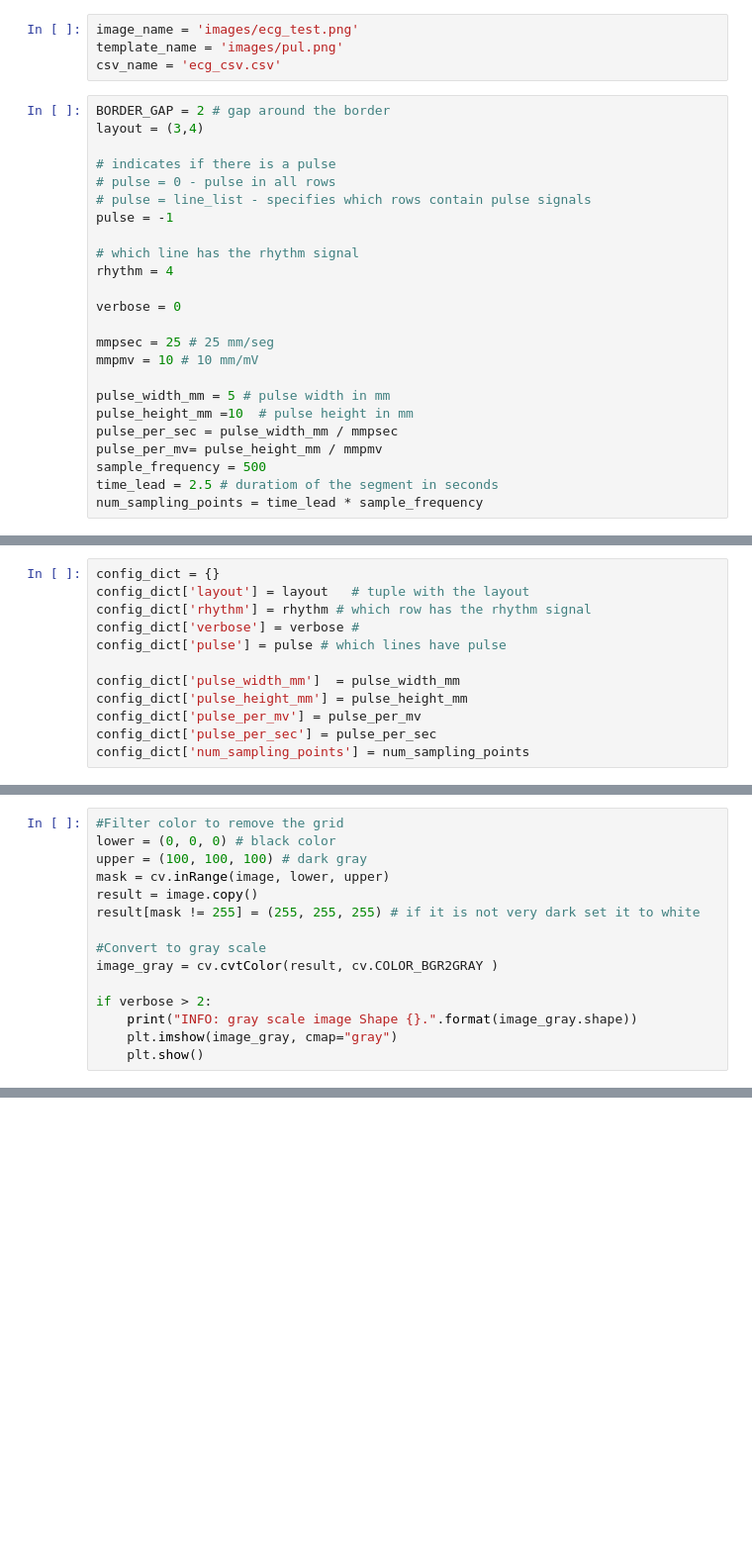
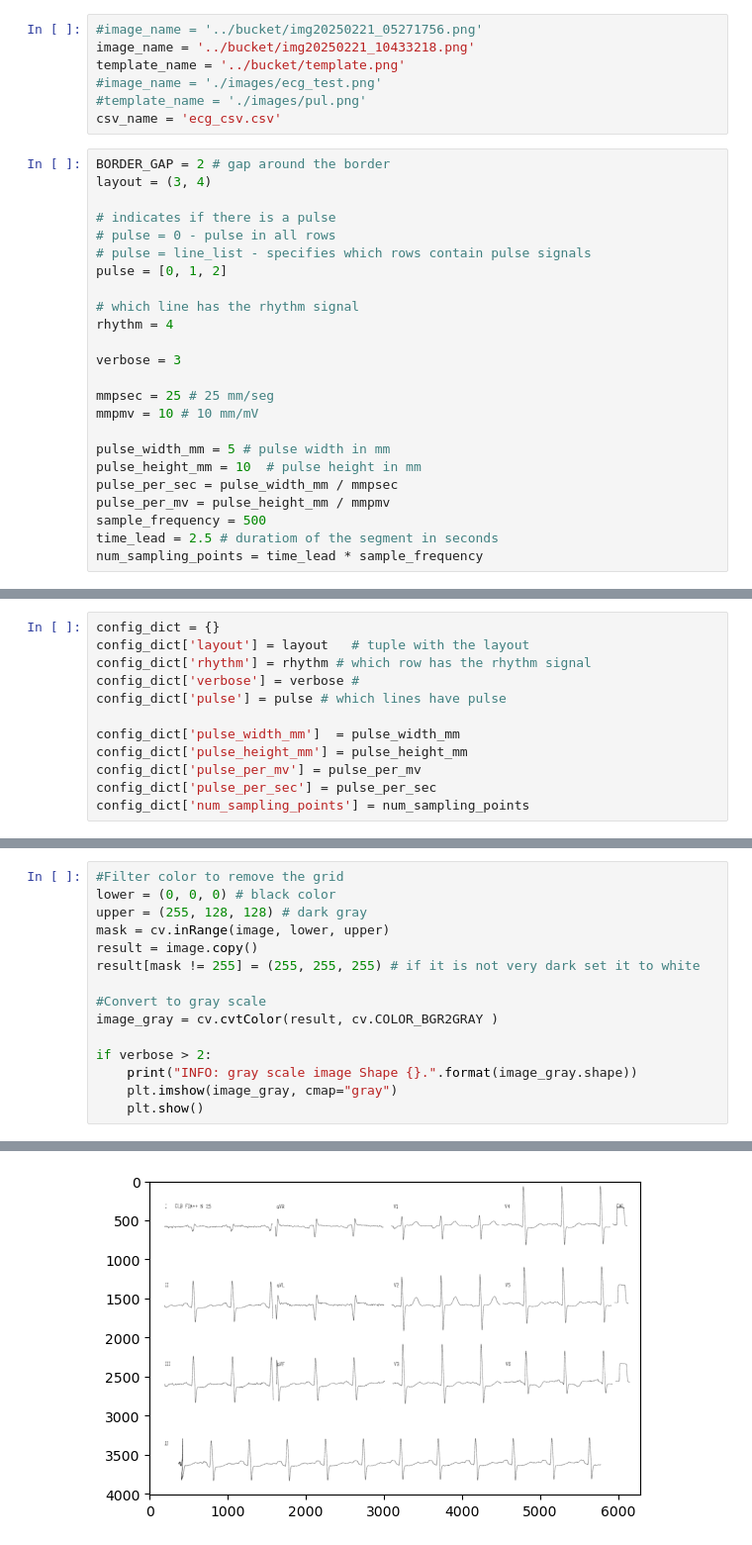
Before and after one commit to jamaral68/ecg-digitization-tool, a Jupyter notebook: edt_nb.ipynb, the cells around one changed output, grey strips where cells are left out. Shown at 99% size. Cells and saved outputs as stored; diff of their text form; blank space fills up the shorter version.

```diff
--- a/edt_nb.ipynb
+++ b/edt_nb.ipynb
@@ -16,30 +16,33 @@ import operator
 import scipy
 import sys
 # %%
-image_name = 'images/ecg_test.png'
-template_name = 'images/pul.png'
+#image_name = '../bucket/img20250221_05271756.png'
+image_name = '../bucket/img20250221_10433218.png'
+template_name = '../bucket/template.png'
+#image_name = './images/ecg_test.png'
+#template_name = './images/pul.png'
 csv_name = 'ecg_csv.csv'
 # %%
 BORDER_GAP = 2 # gap around the border
-layout = (3,4)
+layout = (3, 4)
 
 # indicates if there is a pulse
 # pulse = 0 - pulse in all rows
 # pulse = line_list - specifies which rows contain pulse signals
-pulse = -1
+pulse = [0, 1, 2]
 
 # which line has the rhythm signal
 rhythm = 4
 
-verbose = 0
+verbose = 3
 
 mmpsec = 25 # 25 mm/seg
 mmpmv = 10 # 10 mm/mV
 
 pulse_width_mm = 5 # pulse width in mm
-pulse_height_mm =10  # pulse height in mm
+pulse_height_mm = 10  # pulse height in mm
 pulse_per_sec = pulse_width_mm / mmpsec
-pulse_per_mv= pulse_height_mm / mmpmv
+pulse_per_mv = pulse_height_mm / mmpmv
 sample_frequency = 500
 time_lead = 2.5 # duratiom of the segment in seconds
 num_sampling_points = time_lead * sample_frequency
@@ -105,7 +115,7 @@ if verbose > 2:
 # %%
 #Filter color to remove the grid
 lower = (0, 0, 0) # black color
-upper = (100, 100, 100) # dark gray
+upper = (255, 128, 128) # dark gray
 mask = cv.inRange(image, lower, upper)
 result = image.copy()
 result[mask != 255] = (255, 255, 255) # if it is not very dark set it to white
@@ -117,3 +127,4 @@ if verbose > 2:
     print("INFO: gray scale image Shape {}.".format(image_gray.shape))
     plt.imshow(image_gray, cmap="gray")
     plt.show()
+# %% [output]
@@ -120,3 +132,4 @@ if verbose > 2:
+[figure, added]
 # %%
 # use thresholding to transform the image into a binary one
 ret, th1 = cv.threshold(image_gray, 127, 255, cv.THRESH_OTSU)
```
Also changed, not shown: parts of 14 cells of this notebook, 2 other files.
